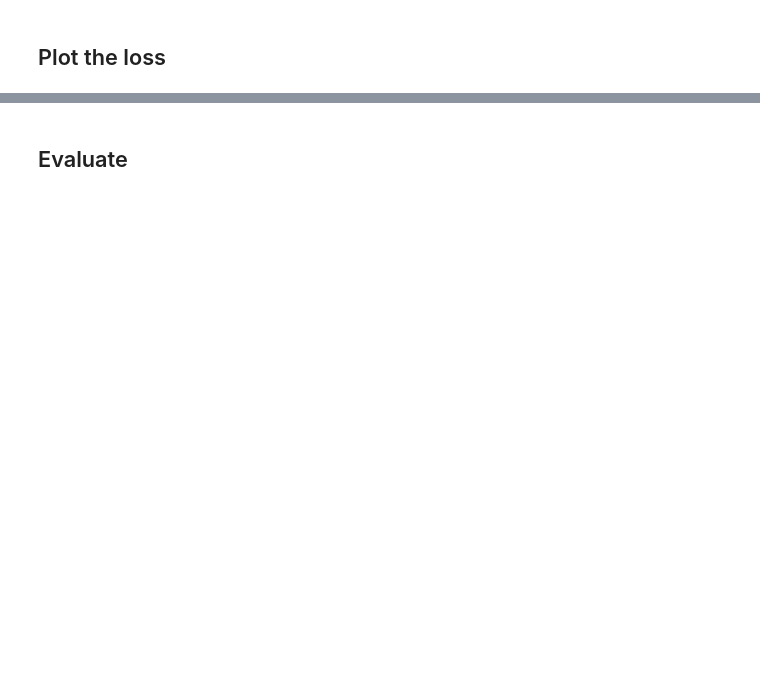
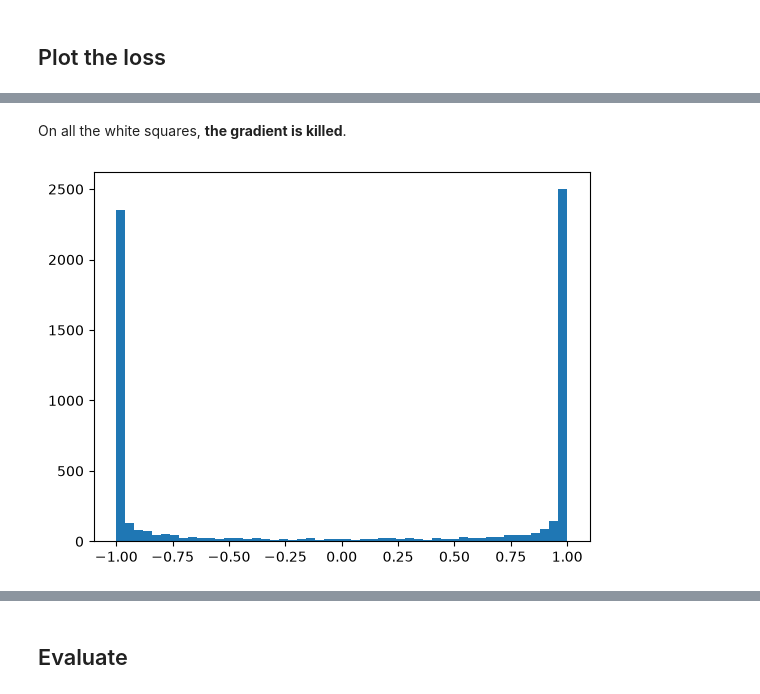
Before and after one commit to lucasmonteverdi1/makemore, a Jupyter notebook: makemore_part3.ipynb, the cells around one changed output, grey strips where cells are left out. Saved outputs shown, nothing was run; the diff lists cells and outputs as text; code cells hidden in the pictures; blank space fills up the shorter version.

```diff
--- a/makemore_part3.ipynb
+++ b/makemore_part3.ipynb
@@ -139,0 +179,6 @@ plt.plot(lossi)
+# %% [markdown]
+On all the white squares, **the gradient is killed**.
+# %%
+plt.hist(h.view(-1).tolist(), 50);
+# %% [output]
+[figure, added]
```
Also changed, not shown: parts of 11 cells of this notebook.
